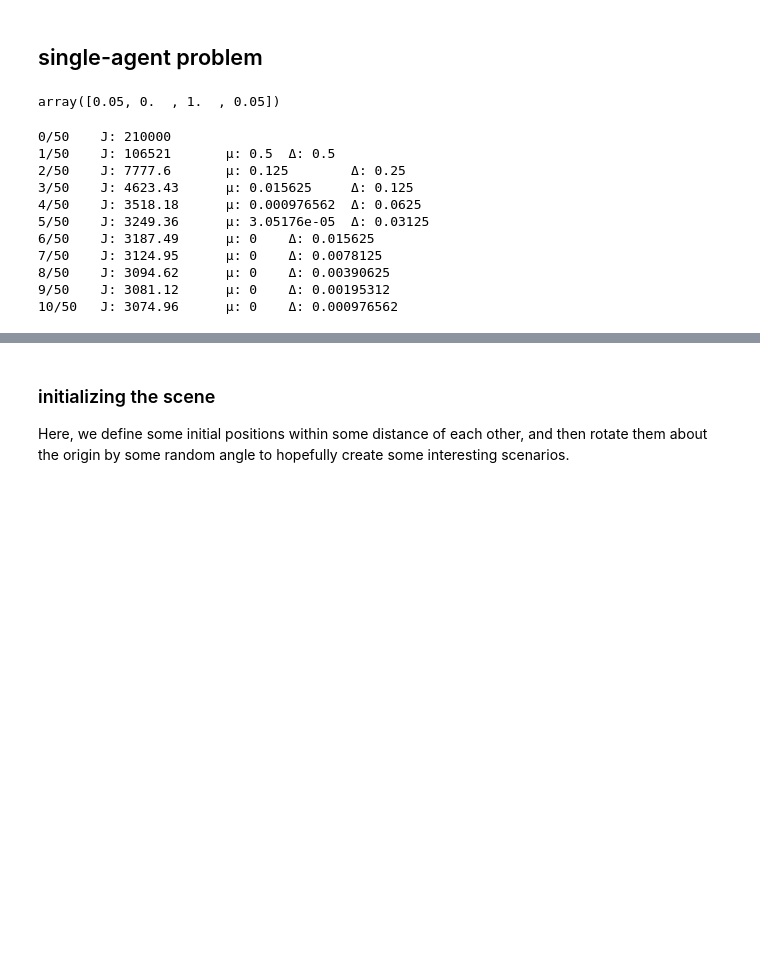
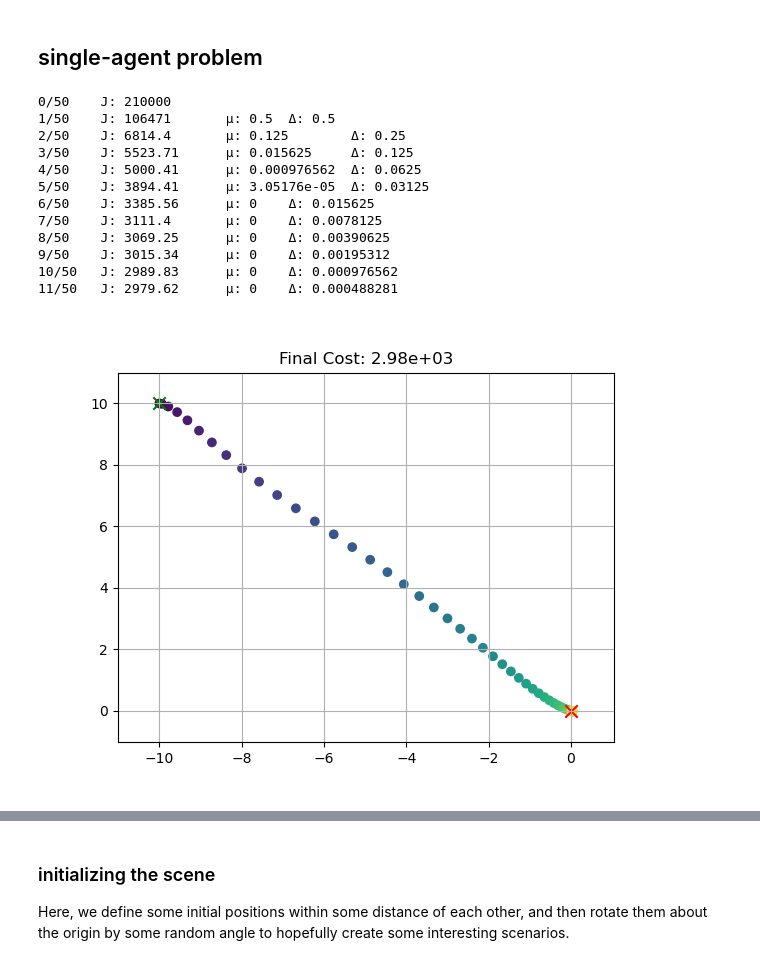
Before and after one commit to labicon/dp-ilqr, a Jupyter notebook: notebooks/main_Randy.ipynb, the cells around one changed output, grey strips where cells are left out. Drawn from its saved outputs; the diff is of its cells as text; code cells hidden in the pictures; blank space fills up the shorter version.

```diff
--- a/notebooks/main_Randy.ipynb
+++ b/notebooks/main_Randy.ipynb
@@ -60,43 +87,37 @@ def plot_solve(X, J, x_goal, x_dims=None):
 # %% [markdown]
 ## single-agent problem
-# %%
-# Symbolic dynamics example.
-x = np.array([0, 0, 1, 0])
-u = np.array([0, 1])
-dynamics = dec.UnicycleDynamics4D(0.05)
-dynamics(x, u)
-# %% [output]
-array([0.05, 0.  , 1.  , 0.05])
 # %%
-# Single-agent problem for a unicycle (w/ analytical diff.)
+#Single-agent problem for a unicycle (w/ analytical diff.)
 dt = 0.1
 N = 50
 
 x = np.array([-10, 10, 0, 0], dtype=float)
 x_goal = np.zeros((4, 1), dtype=float).T
 
 dynamics = dec.UnicycleDynamics4D(dt)
 
 Q = np.diag([1., 1, 0, 0])
 Qf = 1000 * np.eye(Q.shape[0])
 R = np.eye(2)
 cost = dec.ReferenceCost(x_goal, Q, R, Qf)
 
 prob = dec.ilqrProblem(dynamics, cost)
 ilqr = dec.ilqrSolver(prob, N)
 X, U, J = ilqr.solve(x)
 
-plt.clf()
+plt.figure(dpi=100)
 plot_solve(X, J, x_goal)
 # %% [output]
 0/50    J: 210000
-1/50    J: 106521       μ: 0.5  Δ: 0.5
-2/50    J: 7777.6       μ: 0.125        Δ: 0.25
-3/50    J: 4623.43      μ: 0.015625     Δ: 0.125
-4/50    J: 3518.18      μ: 0.000976562  Δ: 0.0625
-5/50    J: 3249.36      μ: 3.05176e-05  Δ: 0.03125
-6/50    J: 3187.49      μ: 0    Δ: 0.015625
-7/50    J: 3124.95      μ: 0    Δ: 0.0078125
-8/50    J: 3094.62      μ: 0    Δ: 0.00390625
-9/50    J: 3081.12      μ: 0    Δ: 0.00195312
-10/50   J: 3074.96      μ: 0    Δ: 0.000976562
+1/50    J: 106471       μ: 0.5  Δ: 0.5
+2/50    J: 6814.4       μ: 0.125        Δ: 0.25
+3/50    J: 5523.71      μ: 0.015625     Δ: 0.125
+4/50    J: 5000.41      μ: 0.000976562  Δ: 0.0625
+5/50    J: 3894.41      μ: 3.05176e-05  Δ: 0.03125
+6/50    J: 3385.56      μ: 0    Δ: 0.015625
+7/50    J: 3111.4       μ: 0    Δ: 0.0078125
+8/50    J: 3069.25      μ: 0    Δ: 0.00390625
+9/50    J: 3015.34      μ: 0    Δ: 0.00195312
+10/50   J: 2989.83      μ: 0    Δ: 0.000976562
+11/50   J: 2979.62      μ: 0    Δ: 0.000488281
+[figure, added]
```
Also changed, not shown: parts of 61 cells of this notebook, 1 other file.
